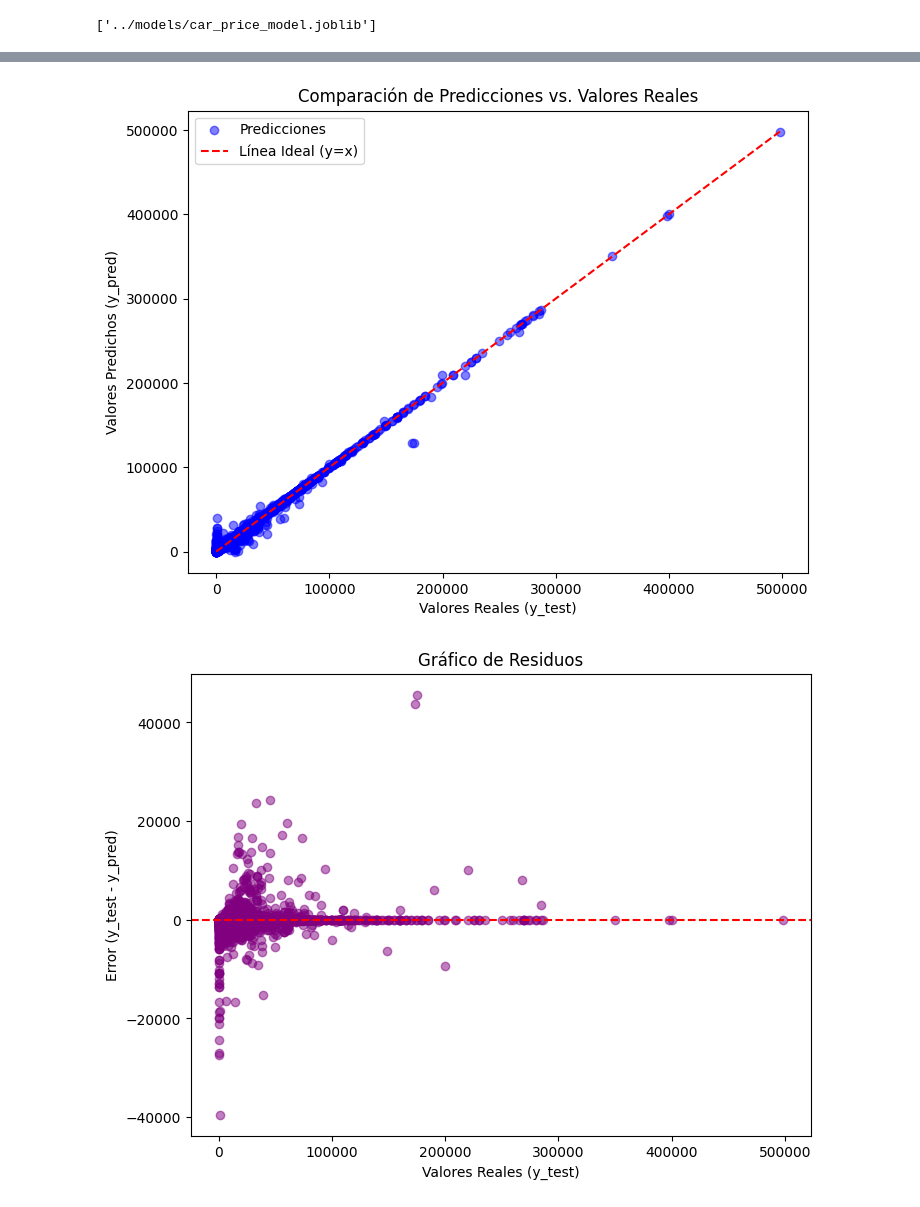
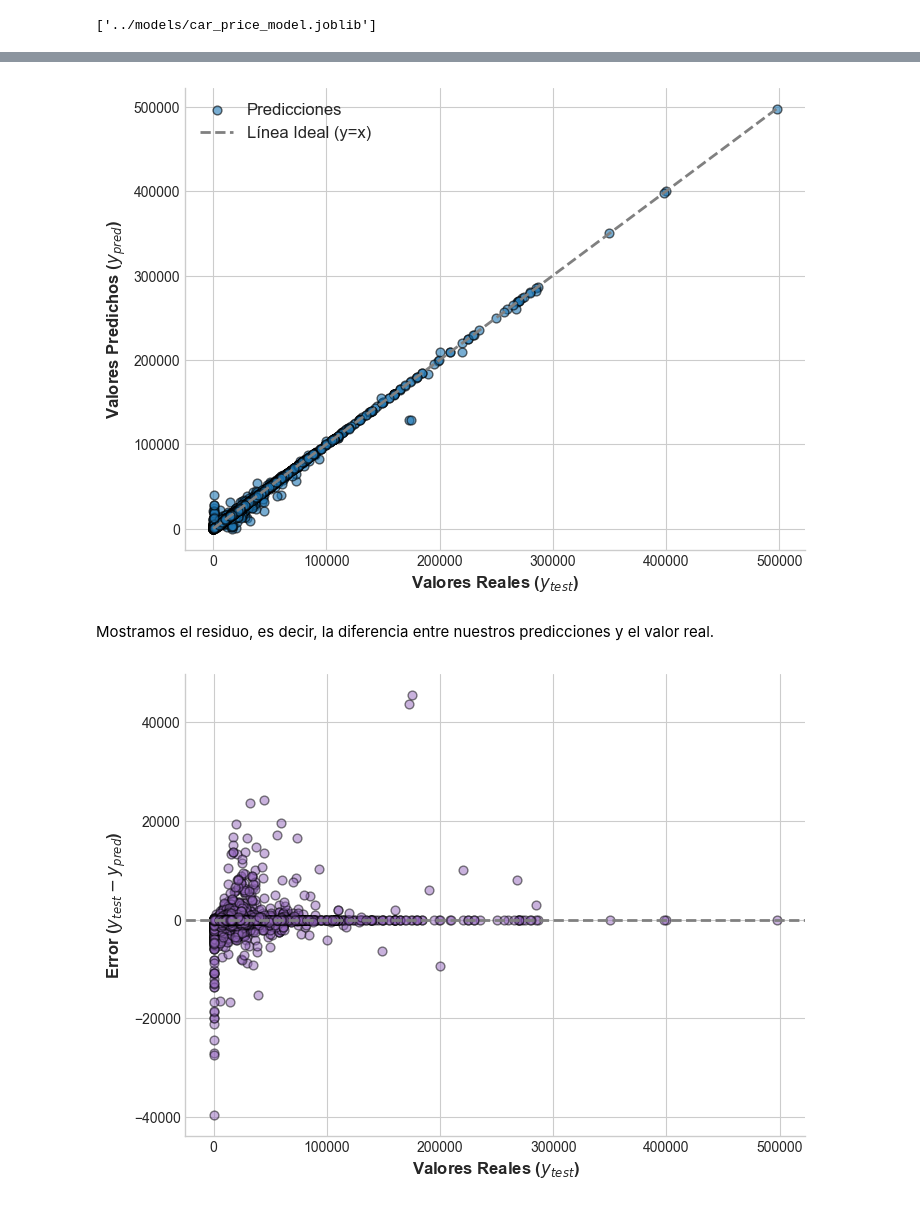
Before and after one commit to mPuchadesdo/ML_Coches-de-segunda-mano, a Jupyter notebook: src/results_notebook/results_notebook.ipynb, the cells around one changed output, grey strips where cells are left out. Saved outputs shown, nothing was run; the diff lists cells and outputs as text; code cells hidden in the pictures.

```diff
--- a/src/results_notebook/results_notebook.ipynb
+++ b/src/results_notebook/results_notebook.ipynb
@@ -8,6 +8,7 @@ import utils.bootcampviztools as viz
 import pandas as pd
 import numpy as np
 import matplotlib.pyplot as plt
+plt.style.use("seaborn-v0_8-whitegrid")
 import seaborn as sns
 import re
 
@@ -911,24 +916,44 @@ joblib.dump(rf_reg, cm.MODEL_SAVE_PATH)
 # %%
+plt.style.use("seaborn-v0_8-whitegrid")  # Estilo minimalista
+
 plt.figure(figsize=(8, 6))
-plt.scatter(y_test, y_pred, alpha=0.5, color="blue", label="Predicciones")
-plt.plot([min(y_test), max(y_test)], [min(y_test), max(y_test)], color="red", linestyle="--", label="Línea Ideal (y=x)")
 
-plt.xlabel("Valores Reales (y_test)")
-plt.ylabel("Valores Predichos (y_pred)")
-plt.title("Comparación de Predicciones vs. Valores Reales")
-plt.legend()
+plt.scatter(y_test, y_pred, alpha=0.6, color="#1f77b4", edgecolors="k", s=40, label="Predicciones")
+
+plt.plot([min(y_test), max(y_test)], [min(y_test), max(y_test)], color="gray", linestyle="--", linewidth=2, label="Línea Ideal (y=x)")
+
+plt.xlabel("Valores Reales ($y_{test}$)", fontsize=12, fontweight="bold")
+plt.ylabel("Valores Predichos ($y_{pred}$)", fontsize=12, fontweight="bold")
+
+plt.legend(frameon=False, fontsize=12, loc="upper left")
+
+plt.gca().spines["top"].set_visible(False)
+plt.gca().spines["right"].set_visible(False)
+
 plt.show()
 # %% [output]
-[figure, old version]
+[figure, new version]
+# %% [markdown]
+Mostramos el residuo, es decir, la diferencia entre nuestros predicciones y el valor real.
 # %%
 plt.figure(figsize=(8, 6))
-residuos = y_test - y_pred
-plt.scatter(y_test, residuos, alpha=0.5, color="purple")
 
-plt.axhline(y=0, color="red", linestyle="--")
-plt.xlabel("Valores Reales (y_test)")
-plt.ylabel("Error (y_test - y_pred)")
-plt.title("Gráfico de Residuos")
+# Scatter plot de residuos con un morado más sutil y transparencia
+plt.scatter(y_test, y_test - y_pred, alpha=0.5, color="#9467bd", edgecolors="k", s=40)
+
+# Línea horizontal en gris tenue para marcar el 0
+plt.axhline(y=0, color="gray", linestyle="--", linewidth=2)
+
+# Etiquetas con formato mejorado
+plt.xlabel("Valores Reales ($y_{test}$)", fontsize=12, fontweight="bold")
+plt.ylabel("Error ($y_{test} - y_{pred}$)", fontsize=12, fontweight="bold")
+# plt.title("Gráfico de Residuos", fontsize=14, fontweight="bold")
+
+# Eliminar bordes innecesarios
+plt.gca().spines["top"].set_visible(False)
+plt.gca().spines["right"].set_visible(False)
+
+# Mostrar la gráfica
 plt.show()
 # %% [output]
-[figure, old version]
+[figure, new version]
```
Also changed, not shown: parts of 2 cells of this notebook, 3 other files.
